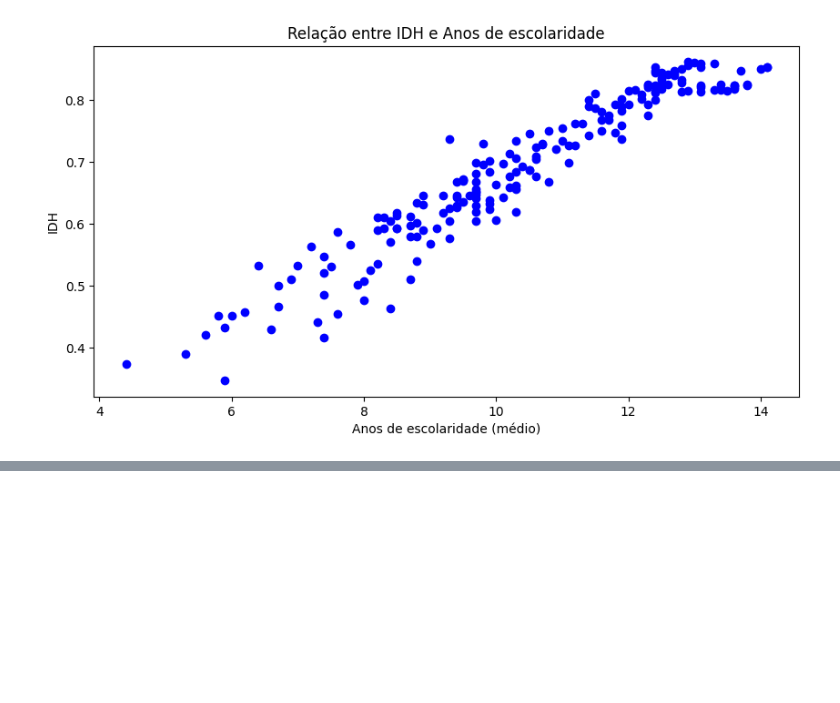
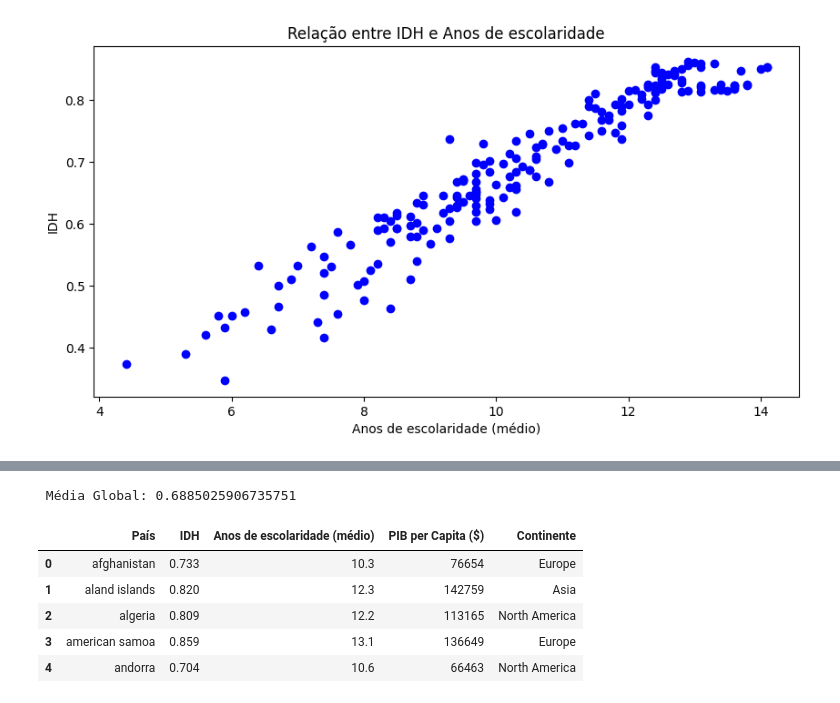
Before and after one commit to amanda-nasc/Ada-e-Artemisia_Dados, a Jupyter notebook: 01 Módulo/analise.ipynb, the cells around one changed output, grey strips where cells are left out. Saved outputs shown, nothing was run; the diff lists cells and outputs as text; code cells hidden in the pictures; blank space fills up the shorter version.

```diff
--- a/01 Módulo/analise.ipynb
+++ b/01 Módulo/analise.ipynb
@@ -355,0 +438,20 @@ plt.show()
+# %%
+# 2. Calculando a média global
+
+media_global = df_completo['IDH'].mean()
+
+print(f' Média Global: {media_global}')
+# %% [output]
+ Média Global: 0.6885025906735751
+# %%
+# 3. Calculando o número total de países acima da média global
+
+paises_acima_media_global = df_completo[df_completo['IDH'] > media_global ] #Filtra o df para manter apenas os países com IDH acima da média global
+paises_acima_media_global.head()
+# %% [output]
+|  | País | IDH | Anos de escolaridade (médio) | PIB per Capita ($) | Continente |
+| 0 | afghanistan | 0.733 | 10.3 | 76654 | Europe |
+| 1 | aland islands | 0.820 | 12.3 | 142759 | Asia |
+| 2 | algeria | 0.809 | 12.2 | 113165 | North America |
+| 3 | american samoa | 0.859 | 13.1 | 136649 | Europe |
+| 4 | andorra | 0.704 | 10.6 | 66463 | North America |
```
Also changed, not shown: parts of 13 cells of this notebook.
